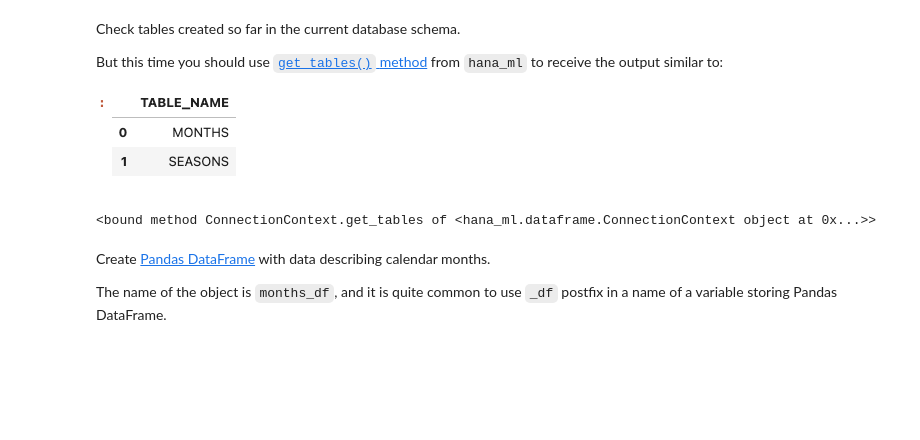
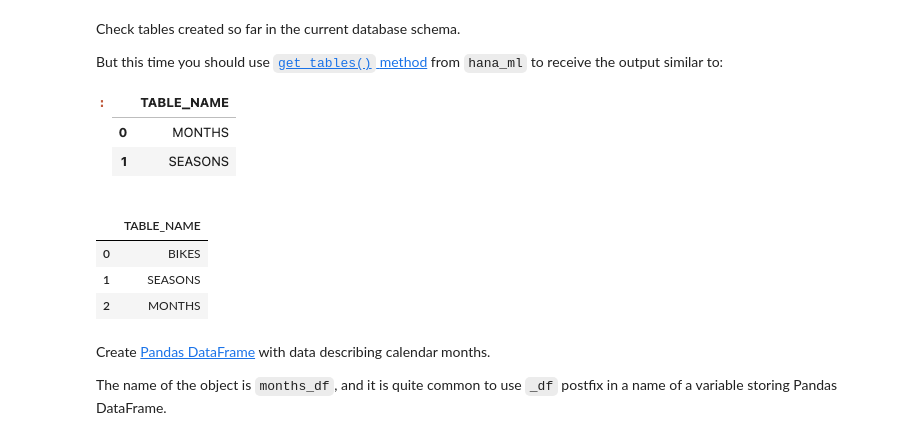
Before and after one commit to DuoBelt/sap-community-developer-challenge-eda-hana, a Jupyter notebook: notebooks/challenges/week2.ipynb, the cells around one changed output. Saved outputs shown, nothing was run; the diff lists cells and outputs as text; code cells hidden in the pictures; blank space fills up the shorter version.

Commit message:
add ()
myconn.get_tables()

```diff
--- a/notebooks/challenges/week2.ipynb
+++ b/notebooks/challenges/week2.ipynb
@@ -137,9 +137,12 @@ But this time you should use [`get_tables()` method](https://help.sap.com/doc/cd
 
 ![image.png](attachment:71e117be-596d-4be5-8832-83e4b50ee61d.png)
 # %%
-myconn.get_tables
+myconn.get_tables()
 # %% [output]
-<bound method ConnectionContext.get_tables of <hana_ml.dataframe.ConnectionContext object at 0x...>>
+|  | TABLE_NAME |
+| 0 | BIKES |
+| 1 | SEASONS |
+| 2 | MONTHS |
 # %% [markdown]
 Create [Pandas DataFrame](https://pandas.pydata.org/docs/getting_started/intro_tutorials/01_table_oriented.html#what-kind-of-data-does-pandas-handle) with data describing calendar months.
 
```
Also changed, not shown: parts of 1 cell of this notebook.
